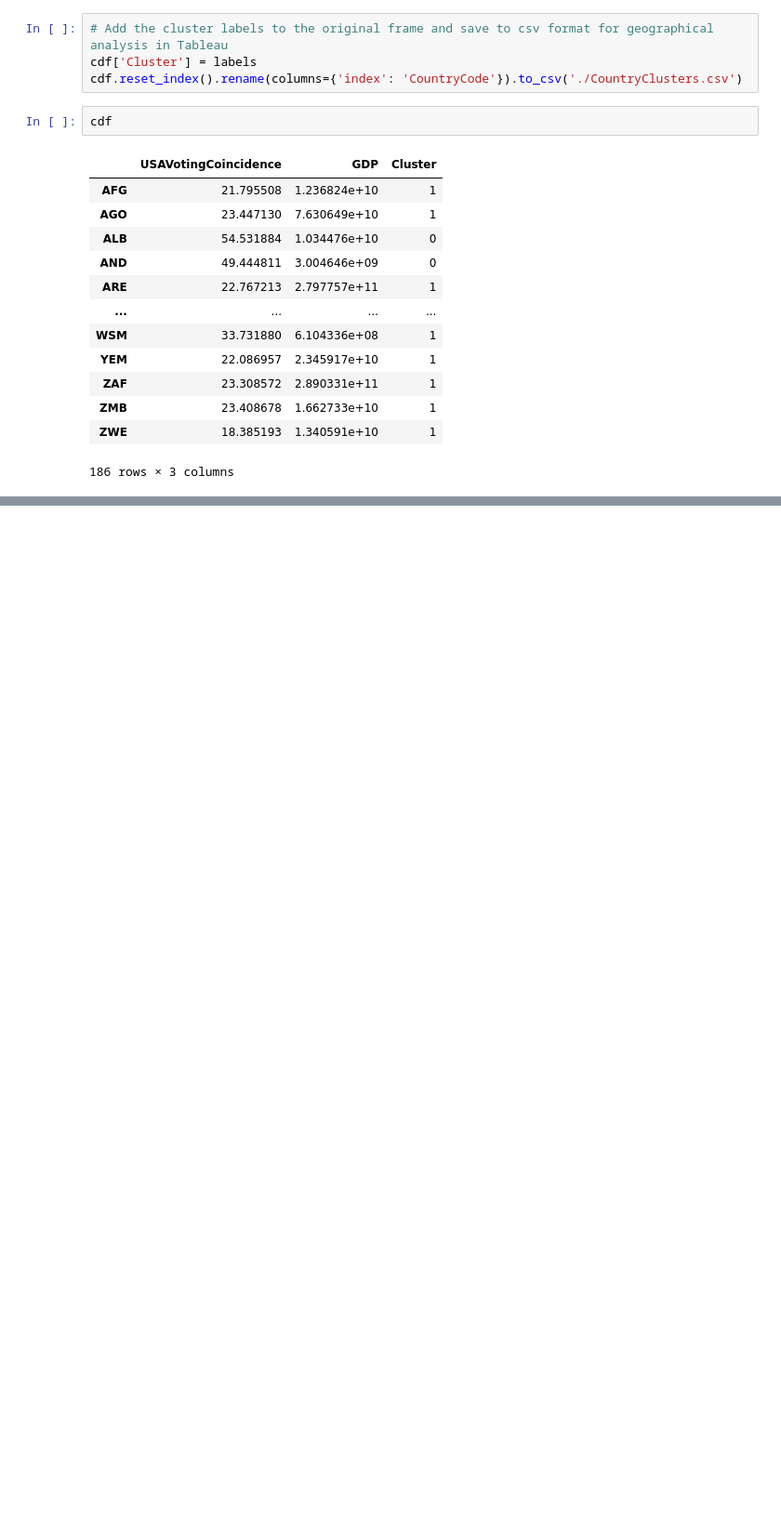
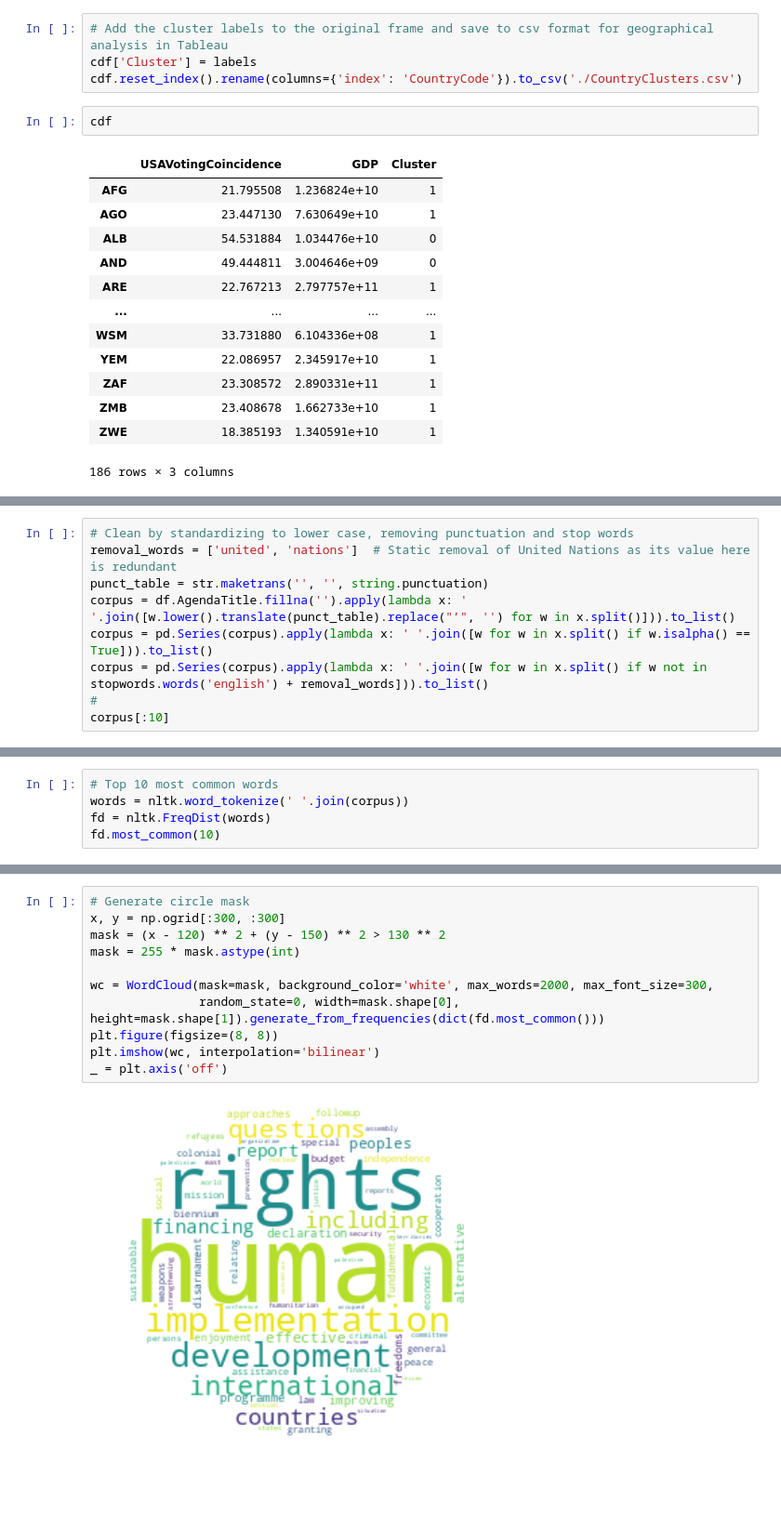
Before and after one commit to KingJohn1024/united-nations-general-assembly-voting, a Jupyter notebook: UN GA Voting Analysis.ipynb, the cells around one changed output, grey strips where cells are left out. Shown at 93% size. Drawn from its saved outputs; the diff is of its cells as text; blank space fills up the shorter version.

```diff
--- a/UN GA Voting Analysis.ipynb
+++ b/UN GA Voting Analysis.ipynb
@@ -803,0 +748,9 @@ with HyperProcess(telemetry=Telemetry.SEND_USAGE_DATA_TO_TABLEAU ) as hyper:
+# %%
+# Clean by standardizing to lower case, removing punctuation and stop words
+removal_words = ['united', 'nations']  # Static removal of United Nations as its value here is redundant
+punct_table = str.maketrans('', '', string.punctuation)
+corpus = df.AgendaTitle.fillna('').apply(lambda x: ' '.join([w.lower().translate(punct_table).replace("’", '') for w in x.split()])).to_list()
+corpus = pd.Series(corpus).apply(lambda x: ' '.join([w for w in x.split() if w.isalpha() == True])).to_list()
+corpus = pd.Series(corpus).apply(lambda x: ' '.join([w for w in x.split() if w not in stopwords.words('english') + removal_words])).to_list()
+#
+corpus[:10]
@@ -803,0 +768,5 @@ with HyperProcess(telemetry=Telemetry.SEND_USAGE_DATA_TO_TABLEAU ) as hyper:
+# %%
+# Top 10 most common words
+words = nltk.word_tokenize(' '.join(corpus))
+fd = nltk.FreqDist(words)
+fd.most_common(10)
@@ -803,0 +784,13 @@ with HyperProcess(telemetry=Telemetry.SEND_USAGE_DATA_TO_TABLEAU ) as hyper:
+# %%
+# Generate circle mask
+x, y = np.ogrid[:300, :300]
+mask = (x - 120) ** 2 + (y - 150) ** 2 > 130 ** 2
+mask = 255 * mask.astype(int)
+
+wc = WordCloud(mask=mask, background_color='white', max_words=2000, max_font_size=300,
+               random_state=0, width=mask.shape[0], height=mask.shape[1]).generate_from_frequencies(dict(fd.most_common()))
+plt.figure(figsize=(8, 8))
+plt.imshow(wc, interpolation='bilinear')
+_ = plt.axis('off')
+# %% [output]
+[figure, added]
```
Also changed, not shown: parts of 60 cells of this notebook, 4 other files.
